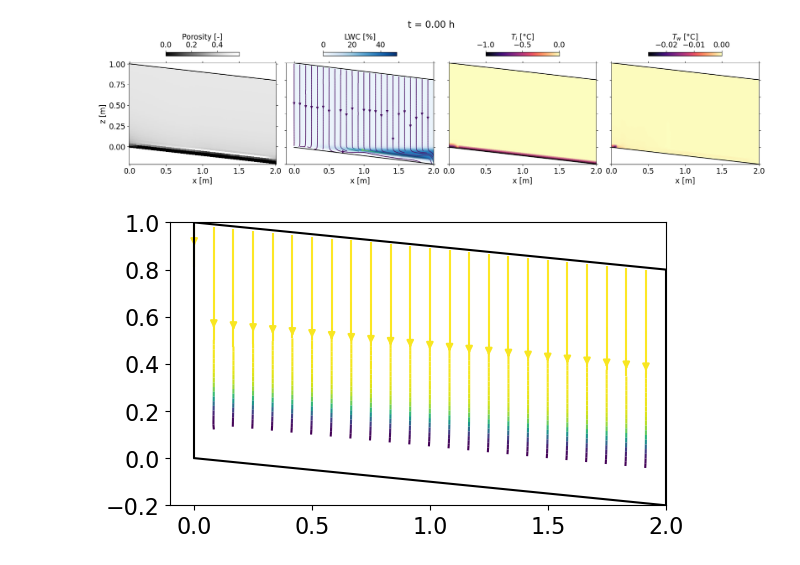
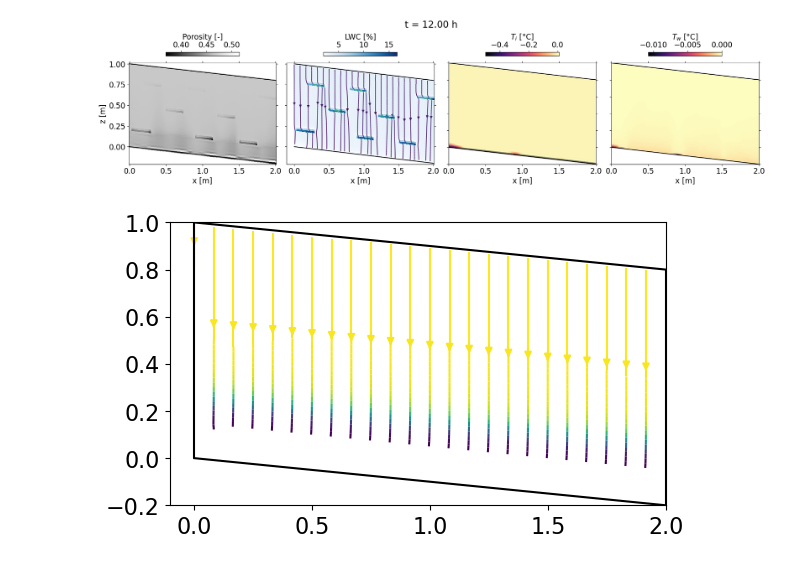
Before and after one commit to lannika-ut/Masterarbeit, a Jupyter notebook: view_solutions_nonisothermal.ipynb, the cells around one changed output. Drawn from its saved outputs; the diff is of its cells as text; code cells hidden in the pictures.

```diff
--- a/view_solutions_nonisothermal.ipynb
+++ b/view_solutions_nonisothermal.ipynb
@@ -13,5 +55,5 @@ from scipy.interpolate import griddata
 # %%
-filename = "./solutions/Test14_Annika_wetter_24+24h.pkl"
+filename = "./solutions/Test21_Annika_24+12h.pkl"
 with open(filename, "rb") as f:
     data_Annika = pickle.load(f)
 
@@ -31,22 +73,22 @@ phi = Function(Q)
 T_i = Function(W)
 T_w = Function(W)
 q = Function(Vq)
-layer_params = {
-    1: {"d_i": 0.3e-3, "rho_s": 390,
-        "locator": lambda x: x[1] >= geom.slope*x[0]+P3[1]/2},
-    2: {"d_i": 0.4e-3, "rho_s": 309,
-        "locator": lambda x: x[1] < geom.slope*x[0]+P3[1]/2},
-}
-layer_params = {
-    "top": {"d_i": 0.4e-3, "rho_s": 309,
-        "locator": lambda x: x[1] >= geom.slope*x[0]+P3[1]*3/5},
-    "middle": {"d_i": 0.3e-3, "rho_s": 390,
-        "locator": lambda x: np.logical_and(
-            x[1] < geom.slope*x[0]+P3[1]*3/5,
-            x[1] >= geom.slope*x[0]+P3[1]*2/5)},
-    "bottom": {"d_i": 0.4e-3, "rho_s": 309,
-        "locator": lambda x: x[1] < geom.slope*x[0]+P3[1]*2/5},
-}
+# layer_params = {
+#     1: {"d_i": 0.3e-3, "rho_s": 390,
+#         "locator": lambda x: x[1] >= geom.slope*x[0]+P3[1]/2},
+#     2: {"d_i": 0.4e-3, "rho_s": 309,
+#         "locator": lambda x: x[1] < geom.slope*x[0]+P3[1]/2},
+# }
+# layer_params = {
+#     "top": {"d_i": 0.4e-3, "rho_s": 309,
+#         "locator": lambda x: x[1] >= geom.slope*x[0]+P3[1]*3/5},
+#     "middle": {"d_i": 0.3e-3, "rho_s": 390,
+#         "locator": lambda x: np.logical_and(
+#             x[1] < geom.slope*x[0]+P3[1]*3/5,
+#             x[1] >= geom.slope*x[0]+P3[1]*2/5)},
+#     "bottom": {"d_i": 0.4e-3, "rho_s": 309,
+#         "locator": lambda x: x[1] < geom.slope*x[0]+P3[1]*2/5},
+# }
 layered = data_Annika["parameter"]["is_layered"]
 if layered:
     p = Parameter(domain, layer_params) # heterogen
@@ -74,5 +121,5 @@ len(data_Annika["times"])
 # %%
-t_obs = 0
+t_obs = 24
 time = data_Annika["times"][t_obs]
 hw.x.array[:] = data_Annika["h_w"][t_obs]
 phi.x.array[:] = data_Annika["phi"][t_obs]
@@ -87,8 +134,10 @@ h_c = pressure_head * (pressure_head < 0)
 
 # calculate LWC
 if layered:
+    S = Se(h_c, alpha_eval, N_eval)
     theta_tot = p.theta_r.value + (0.9*porosity - p.theta_r.value)*Se(h_c, alpha_eval, N_eval)
 else:
+    S = Se(h_c, p.alpha.value, p.N.value)
     theta_tot = p.theta_r.value + (0.9*porosity - p.theta_r.value)*Se(h_c, p.alpha.value, p.N.value)
 
 # calculate specific discharge
@@ -126,7 +175,7 @@ ax[0].set_ylabel("z [m]")
 ax[0].set_xlabel("x [m]")
 
 pmsh2 = ax[1].pcolormesh(x_plot, z_plot, theta_tot*100,
-                         cmap="Blues", shading="gouraud")
+                         cmap="Blues")
 strm = ax[1].streamplot(
     X, Z, Qx, Qz,
     density=2, color=np.sqrt(Qx**2 + Qz**2),start_points=start_pts.T
@@ -141,34 +190,34 @@ ax[1].set_yticklabels("")
 ax[1].set_xlabel("x [m]")
 
 
 pmsh3 = ax[2].pcolormesh(x_plot, z_plot, Ti,
                          cmap="magma", shading="gouraud")
 ax[2].plot(x, top, color="black")
 ax[2].plot(x, bottom, color="black")
 cbar3 = fig.colorbar(pmsh3, ax=ax[2], shrink=0.5, location="top")
 cbar3.set_label(r"$T_i$ [°C]")
 ax[2].tick_params(tick2On=True)
 ax[2].set_yticklabels("")
 ax[2].set_xlabel("x [m]")
 
 
 pmsh4 = ax[3].pcolormesh(x_plot, z_plot, Tw,
                          cmap="magma", shading="gouraud",
                          vmin=np.min(Tw),vmax=np.max(Tw))
 ax[3].plot(x, top, color="black")
 ax[3].plot(x, bottom, color="black")
 plt.xticks(fontsize=16)
 cbar4 = fig.colorbar(pmsh4, ax=ax[3], shrink=0.5, location="top")
 cbar4.set_label(r"$T_w$ [°C]")
 ax[3].tick_params(tick2On=True)
 ax[3].set_yticklabels("")
 ax[3].set_xlabel("x [m]")
 
 
 fig.suptitle(f"t = {time/3600:.2f} h", fontsize=20)
 plt.show()
 # %% [output]
-[figure, old version]
+[figure, new version]
 # %%
 # Calculate specific discharge
 Vq = functionspace(domain, element("DG", domain.basix_cell(), 0, shape=(2,)))
```
Also changed, not shown: parts of 4 cells of this notebook, 7 other files.
